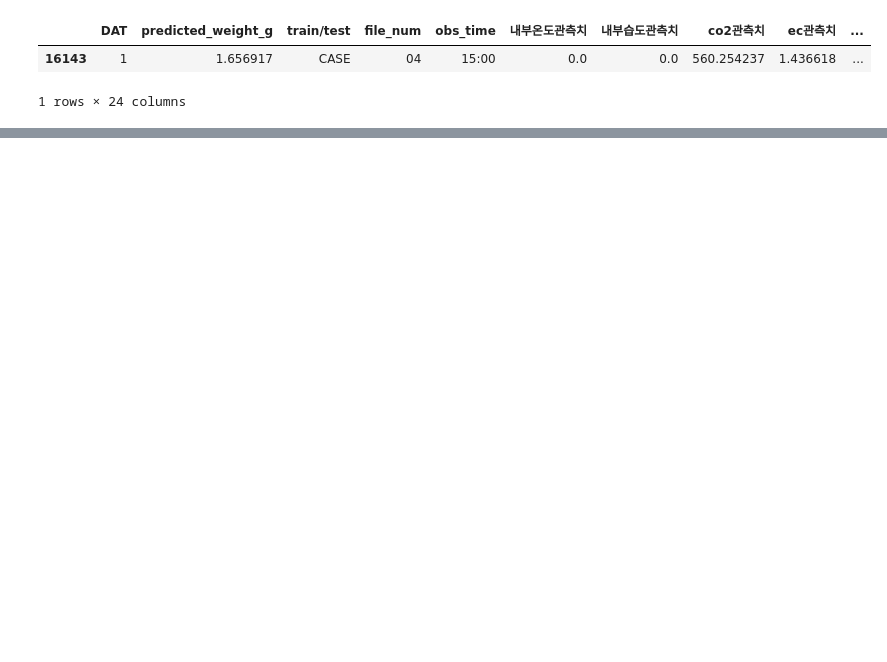
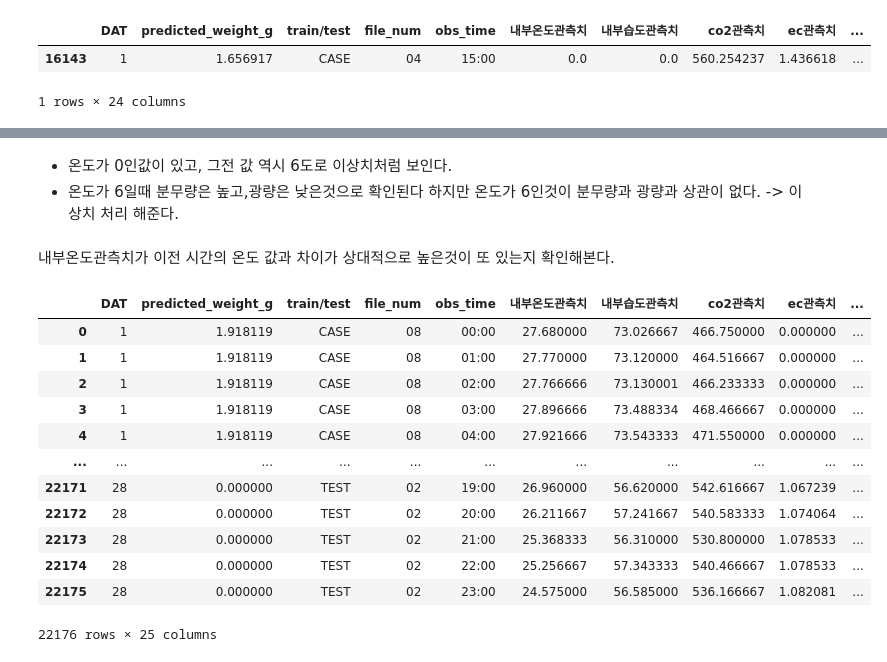
Before and after one commit to cltkzl12/Python, a Jupyter notebook: 데이콘/상추의생육환경생성AI경진대회/104_FE.ipynb, the cells around one changed output, grey strips where cells are left out. Drawn from its saved outputs; the diff is of its cells as text; code cells hidden in the pictures; blank space fills up the shorter version.

```diff
--- a/데이콘/상추의생육환경생성AI경진대회/104_FE.ipynb
+++ b/데이콘/상추의생육환경생성AI경진대회/104_FE.ipynb
@@ -252,0 +119,22 @@ See the caveats in the documentation: https://pandas.pydata.org/pandas-docs/stab
+# %% [markdown]
+- 온도가 0인값이 있고, 그전 값 역시 6도로 이상치처럼 보인다.
+- 온도가 6일때 분무량은 높고,광량은 낮은것으로 확인된다 하지만 온도가 6인것이 분무량과 광량과 상관이 없다. -> 이상치 처리 해준다.
+# %% [markdown]
+내부온도관측치가 이전 시간의 온도 값과 차이가 상대적으로 높은것이 또 있는지 확인해본다.
+# %%
+df['diff_내부온도관측치'] = df.groupby(['DAT','train/test','file_num']).shift(1).fillna(0)['내부온도관측치'] - df['내부온도관측치']
+df
+# %% [output]
+|  | DAT | predicted_weight_g | train/test | file_num | obs_time | 내부온도관측치 | 내부습도관측치 | co2관측치 | ec관측치 | ... |
+| 0 | 1 | 1.918119 | CASE | 08 | 00:00 | 27.680000 | 73.026667 | 466.750000 | 0.000000 | ... |
+| 1 | 1 | 1.918119 | CASE | 08 | 01:00 | 27.770000 | 73.120000 | 464.516667 | 0.000000 | ... |
+| 2 | 1 | 1.918119 | CASE | 08 | 02:00 | 27.766666 | 73.130001 | 466.233333 | 0.000000 | ... |
+| 3 | 1 | 1.918119 | CASE | 08 | 03:00 | 27.896666 | 73.488334 | 468.466667 | 0.000000 | ... |
+| 4 | 1 | 1.918119 | CASE | 08 | 04:00 | 27.921666 | 73.543333 | 471.550000 | 0.000000 | ... |
+| ... | ... | ... | ... | ... | ... | ... | ... | ... | ... | ... |
+| 22171 | 28 | 0.000000 | TEST | 02 | 19:00 | 26.960000 | 56.620000 | 542.616667 | 1.067239 | ... |
+| 22172 | 28 | 0.000000 | TEST | 02 | 20:00 | 26.211667 | 57.241667 | 540.583333 | 1.074064 | ... |
+| 22173 | 28 | 0.000000 | TEST | 02 | 21:00 | 25.368333 | 56.310000 | 530.800000 | 1.078533 | ... |
+| 22174 | 28 | 0.000000 | TEST | 02 | 22:00 | 25.256667 | 57.343333 | 540.466667 | 1.078533 | ... |
+| 22175 | 28 | 0.000000 | TEST | 02 | 23:00 | 24.575000 | 56.585000 | 536.166667 | 1.082081 | ... |
+22176 rows × 25 columns
```
Also changed, not shown: parts of 59 cells of this notebook, 23 other files.
